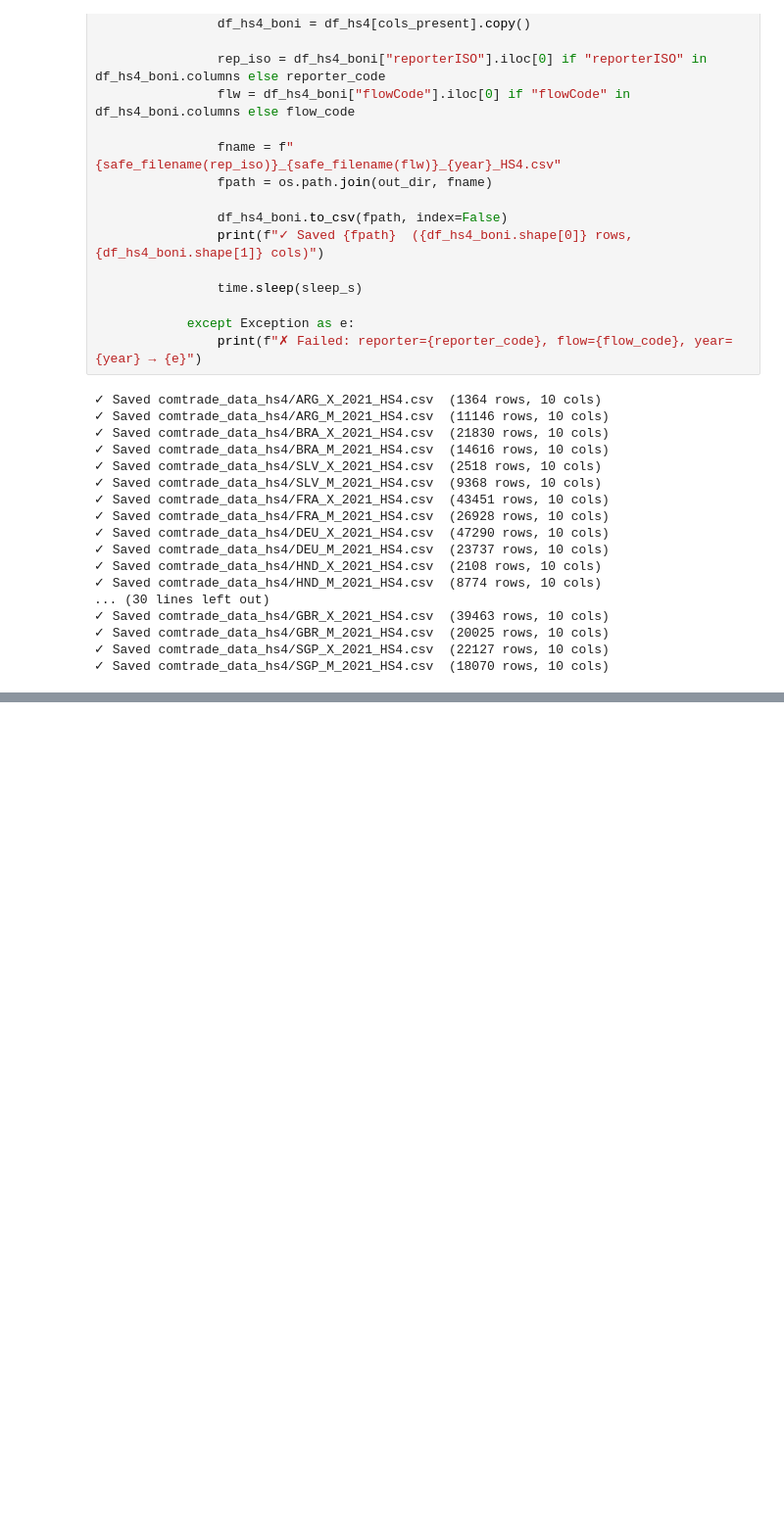
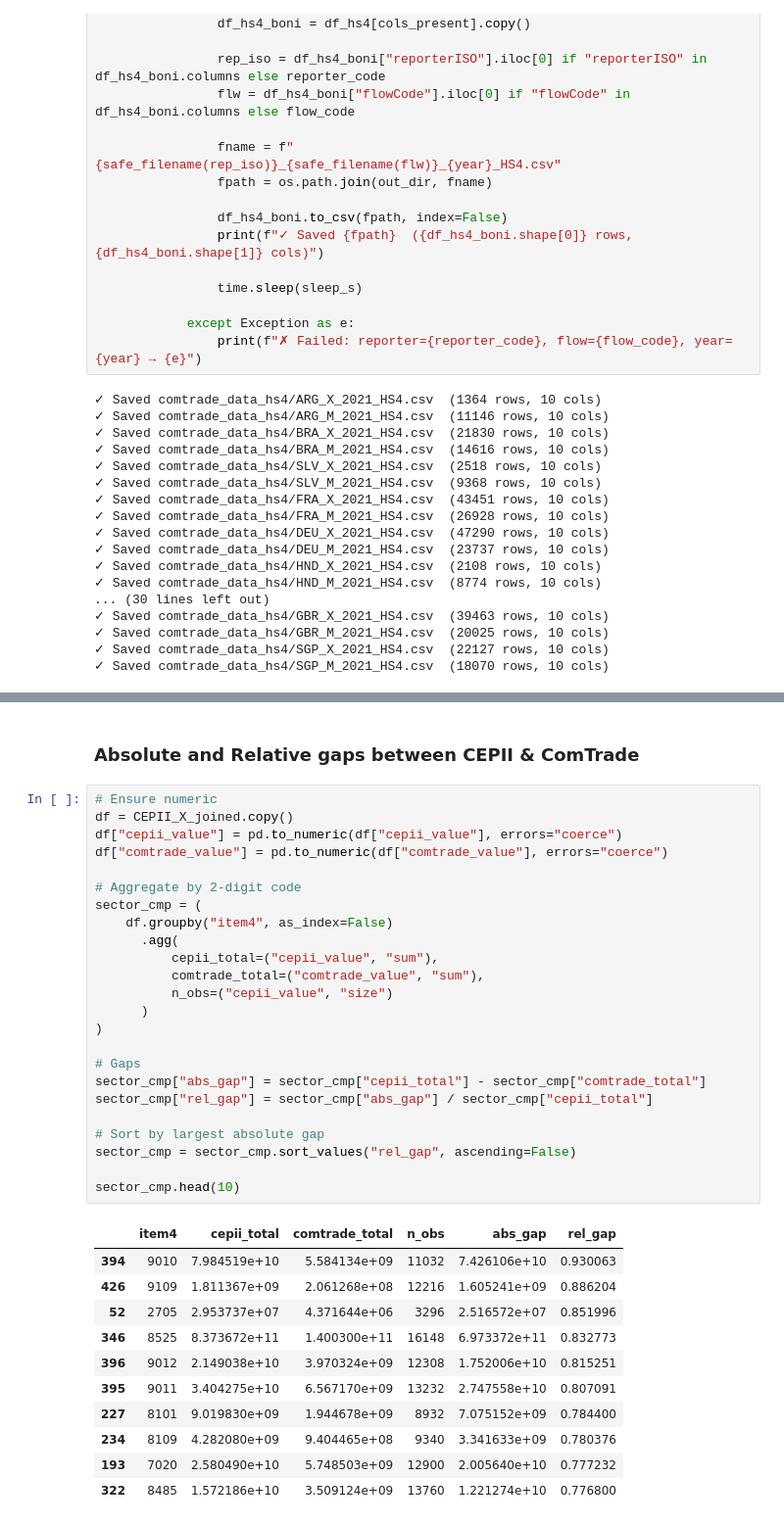
Before and after one commit to DavidAFG/Trade_Bid, a Jupyter notebook: four_dig_code.ipynb, the cells around one changed output, grey strips where cells are left out. Shown at 98% size. Drawn from its saved outputs; the diff is of its cells as text; blank space fills up the shorter version.

```diff
--- a/four_dig_code.ipynb
+++ b/four_dig_code.ipynb
@@ -283,0 +625,38 @@ Processing 2009...
+# %% [markdown]
+### Absolute and Relative gaps between CEPII & ComTrade
+# %%
+# Ensure numeric
+df = CEPII_X_joined.copy()
+df["cepii_value"] = pd.to_numeric(df["cepii_value"], errors="coerce")
+df["comtrade_value"] = pd.to_numeric(df["comtrade_value"], errors="coerce")
+
+# Aggregate by 2-digit code
+sector_cmp = (
+    df.groupby("item4", as_index=False)
+      .agg(
+          cepii_total=("cepii_value", "sum"),
+          comtrade_total=("comtrade_value", "sum"),
+          n_obs=("cepii_value", "size")
+      )
+)
+
+# Gaps
+sector_cmp["abs_gap"] = sector_cmp["cepii_total"] - sector_cmp["comtrade_total"]
+sector_cmp["rel_gap"] = sector_cmp["abs_gap"] / sector_cmp["cepii_total"]
+
+# Sort by largest absolute gap
+sector_cmp = sector_cmp.sort_values("rel_gap", ascending=False)
+
+sector_cmp.head(10)
+# %% [output]
+|  | item4 | cepii_total | comtrade_total | n_obs | abs_gap | rel_gap |
+| 394 | 9010 | 7.984519e+10 | 5.584134e+09 | 11032 | 7.426106e+10 | 0.930063 |
+| 426 | 9109 | 1.811367e+09 | 2.061268e+08 | 12216 | 1.605241e+09 | 0.886204 |
+| 52 | 2705 | 2.953737e+07 | 4.371644e+06 | 3296 | 2.516572e+07 | 0.851996 |
+| 346 | 8525 | 8.373672e+11 | 1.400300e+11 | 16148 | 6.973372e+11 | 0.832773 |
+| 396 | 9012 | 2.149038e+10 | 3.970324e+09 | 12308 | 1.752006e+10 | 0.815251 |
+| 395 | 9011 | 3.404275e+10 | 6.567170e+09 | 13232 | 2.747558e+10 | 0.807091 |
+| 227 | 8101 | 9.019830e+09 | 1.944678e+09 | 8932 | 7.075152e+09 | 0.784400 |
+| 234 | 8109 | 4.282080e+09 | 9.404465e+08 | 9340 | 3.341633e+09 | 0.780376 |
+| 193 | 7020 | 2.580490e+10 | 5.748503e+09 | 12900 | 2.005640e+10 | 0.777232 |
+| 322 | 8485 | 1.572186e+10 | 3.509124e+09 | 13760 | 1.221274e+10 | 0.776800 |
```
Also changed, not shown: parts of 29 cells of this notebook, 9 other files.
